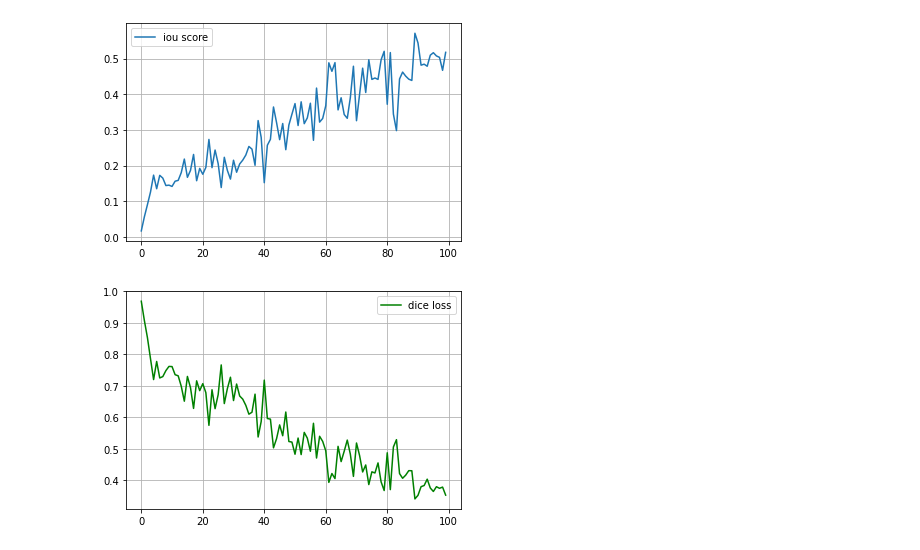
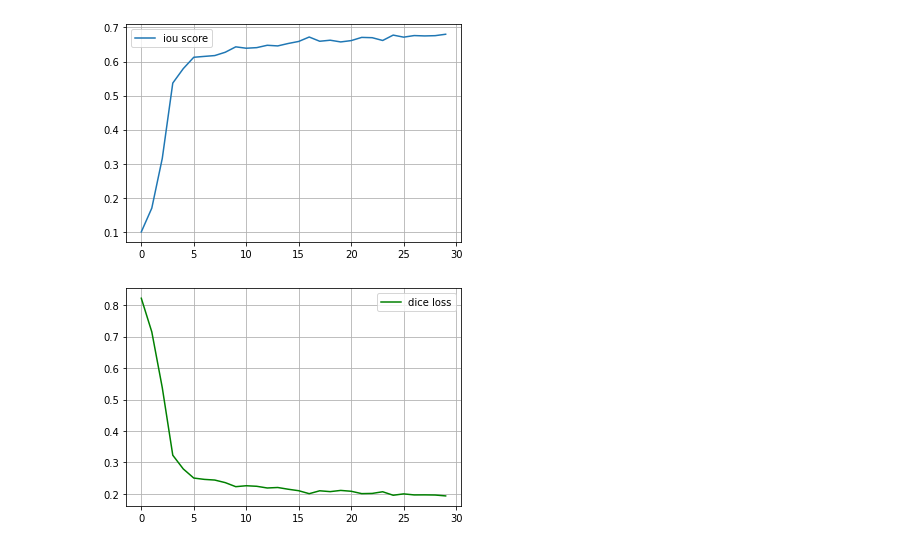
Before and after one commit to devoworm/GSoC-2020, a Jupyter notebook: Pre-trained Models (DevLearning)/notebooks/embryo_segmentation/train_segmentation_model.ipynb, the cells around one changed output. Saved outputs shown, nothing was run; the diff lists cells and outputs as text; code cells hidden in the pictures.

```diff
--- a/Pre-trained Models (DevLearning)/notebooks/embryo_segmentation/train_segmentation_model.ipynb
+++ b/Pre-trained Models (DevLearning)/notebooks/embryo_segmentation/train_segmentation_model.ipynb
@@ -80,7 +66,7 @@ train_dataset = SegmentationDataset("data/images",
                                                             VerticalFlip(p=0.5),
                                                             HorizontalFlip(p=0.5),
                                                             RandomRotate90(p=0.5),
-                                                            GridDistortion(p=1),
+                                                            GridDistortion(p=0.5),
                                                             RandomBrightnessContrast( p=0.5)
                                                             ]),
 
@@ -152,7 +138,7 @@ train_epoch = smp.utils.train.TrainEpoch(
     metrics=metrics,
     optimizer=optimizer,
     device=DEVICE,
-    verbose=False,
+    verbose=True,
 )
 valid_epoch = smp.utils.train.ValidEpoch(
     model,
@@ -166,41 +152,41 @@ valid_epoch = smp.utils.train.ValidEpoch(
 max_score = 0
 dice_losses = []
 iou_scores  = []
-epochs = 100
+epochs = 30
 
 for i in range(0, epochs):
     print('\nEpoch: {}'.format(i))
 
     train_logs = train_epoch.run(train_loader)
     valid_logs = valid_epoch.run(train_loader)
 
     dice_losses.append(train_logs["dice_loss"])
     iou_scores.append(train_logs["iou_score"])
 
     # do something (save model, change lr, etc.)
     if max_score < valid_logs['iou_score']:
         max_score = valid_logs['iou_score']
         torch.save(model, './best_model.pth')
         print('Model saved!')
 
     if i == 25:
         optimizer.param_groups[0]['lr'] = 1e-5
         print('Decrease decoder learning rate to 1e-5!')
 
     clear_output(wait = True)
 
     plt.plot(iou_scores, label = "iou score")
     plt.legend()
     plt.grid()
     plt.show()
 
     plt.plot(dice_losses, color = "green", label = "dice loss")
     plt.legend()
     plt.grid()
     plt.show()
 # %% [output]
-[figure, old version]
+[figure, new version]
-[figure, old version]
+[figure, new version]
 # %%
 image, masks = next(iter(train_loader))
 
```
Also changed, not shown: parts of 5 cells of this notebook.
